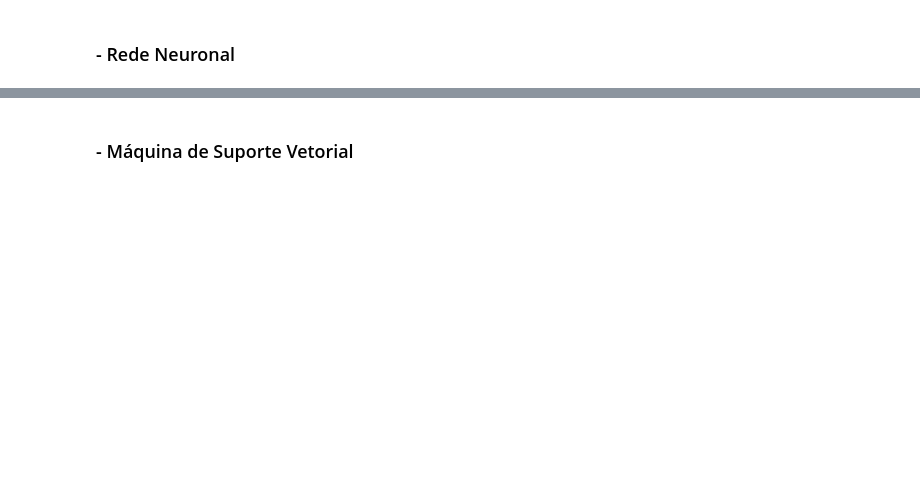
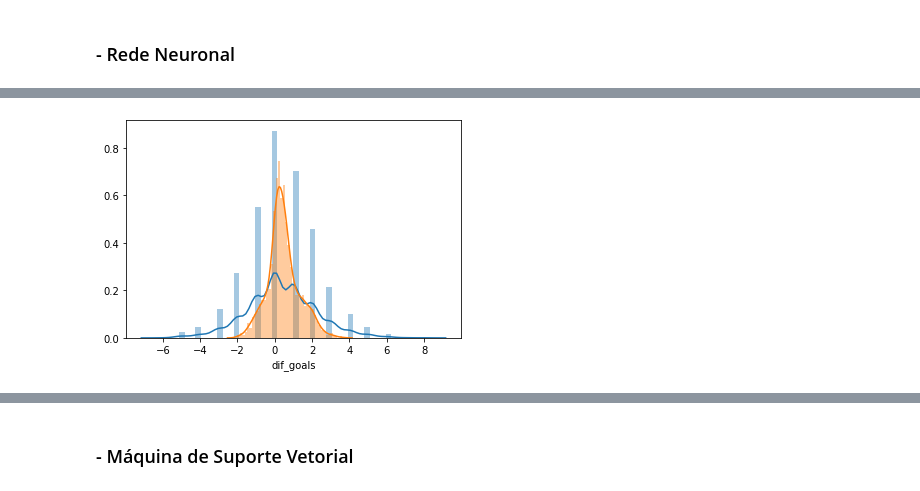
Before and after one commit to FranciscoPereira9/FEUP_IART, a Jupyter notebook: EuropeanSoccerDatabaseReg/OriginalDatabase/ML_JogosFutebol.ipynb, the cells around one changed output, grey strips where cells are left out. Saved outputs shown, nothing was run; the diff lists cells and outputs as text; code cells hidden in the pictures; blank space fills up the shorter version.

```diff
--- a/EuropeanSoccerDatabaseReg/OriginalDatabase/ML_JogosFutebol.ipynb
+++ b/EuropeanSoccerDatabaseReg/OriginalDatabase/ML_JogosFutebol.ipynb
@@ -492,0 +508,5 @@ plt.show()
+# %%
+sns.distplot(y_test)
+sns.distplot(prediction_mlp);
+# %% [output]
+[figure, added]
```
Also changed, not shown: parts of 14 cells of this notebook.
